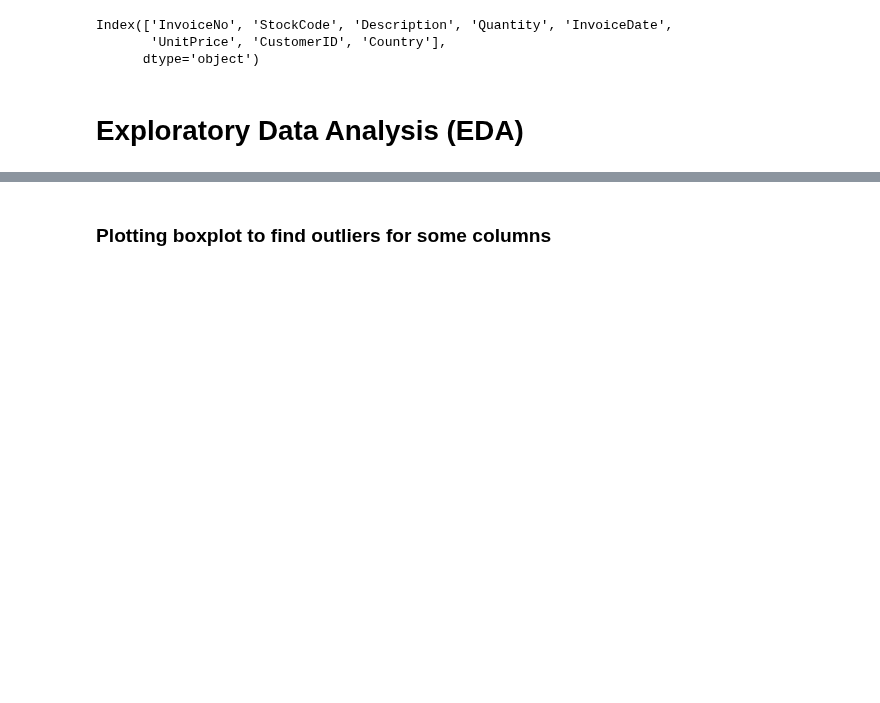
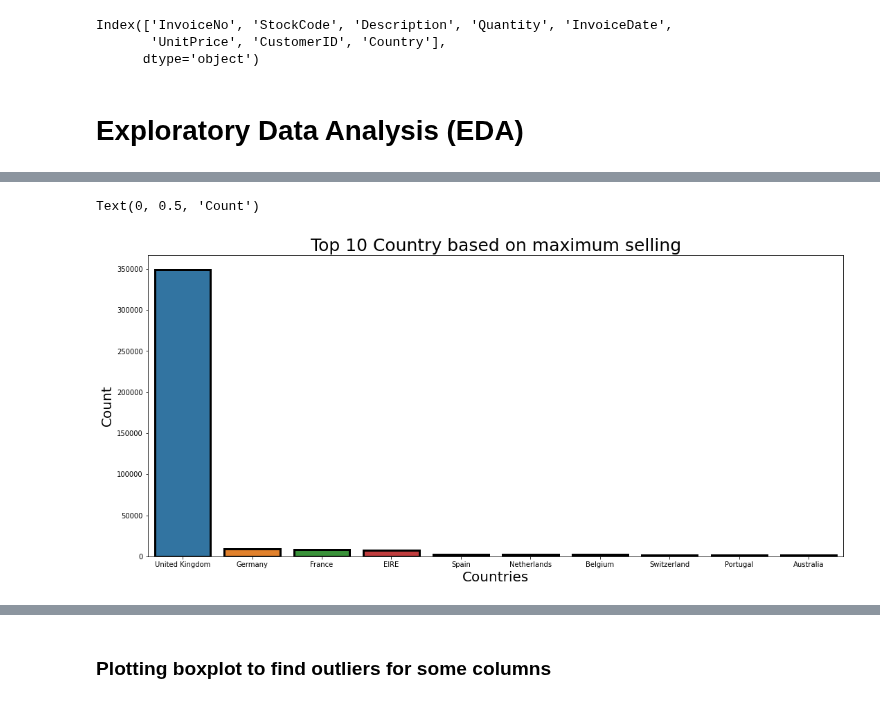
Before and after one commit to Malikarbaaz/Online_Retail_Customer_Segmentation, a Jupyter notebook: Copy_of_Online_Retail_Customer_Segmentation_Capstone_Project.ipynb, the cells around one changed output, grey strips where cells are left out. Saved outputs shown, nothing was run; the diff lists cells and outputs as text; code cells hidden in the pictures; blank space fills up the shorter version.

```diff
--- a/Copy_of_Online_Retail_Customer_Segmentation_Capstone_Project.ipynb
+++ b/Copy_of_Online_Retail_Customer_Segmentation_Capstone_Project.ipynb
@@ -245,0 +258,5 @@ plt.xticks(rotation = 90)   # by using xticks we rotate our column labels to 90
+# %%
+# Top 10 countries who's buying maximum products
+Top_country = df['Country'].value_counts().reset_index()
+Top_country.rename(columns={'index': 'Country_Name','Country': 'Count'}, inplace=True)
+Top_country[:10]
@@ -245,0 +275,10 @@ plt.xticks(rotation = 90)   # by using xticks we rotate our column labels to 90
+# %%
+# Barplot of Top 10 countries who's buying maximum products
+plt.figure(figsize=(18,8))
+sns.barplot(x='Country_Name',y='Count',data=Top_country[:10], edgecolor = 'black',lw =3)
+plt.title('Top 10 Country based on maximum selling', SIZE = 25)
+plt.xlabel('Countries', SIZE = 20)
+plt.ylabel('Count', SIZE = 20)
+# %% [output]
+Text(0, 0.5, 'Count')
+[figure, added]
```
Also changed, not shown: parts of 44 cells of this notebook.
